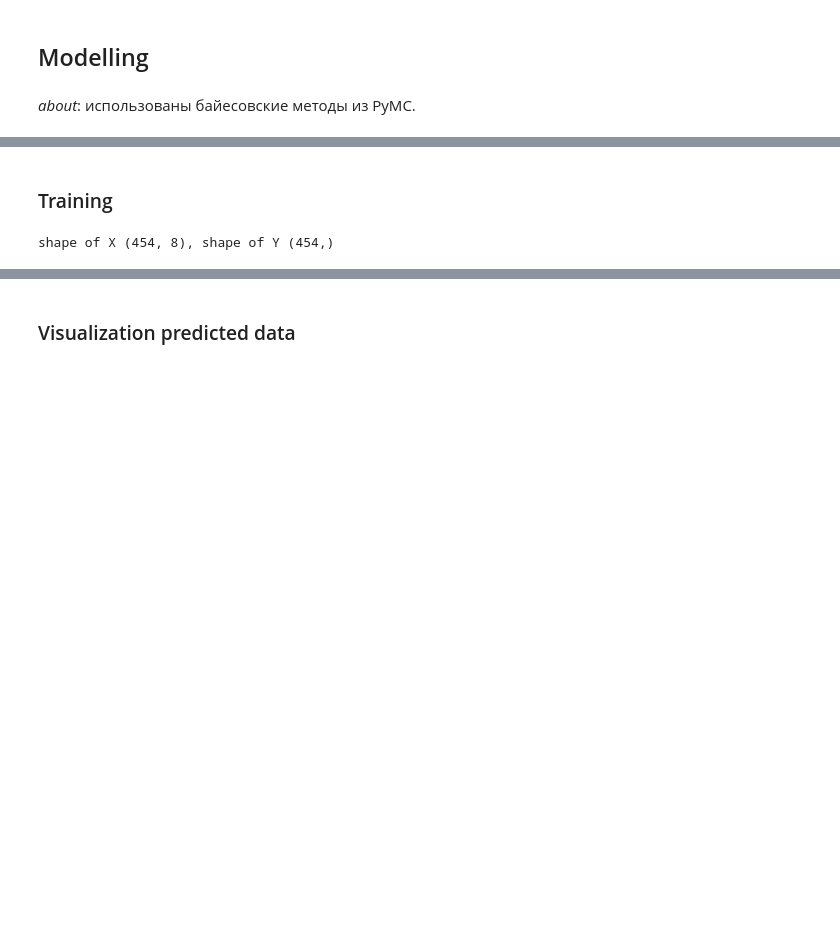
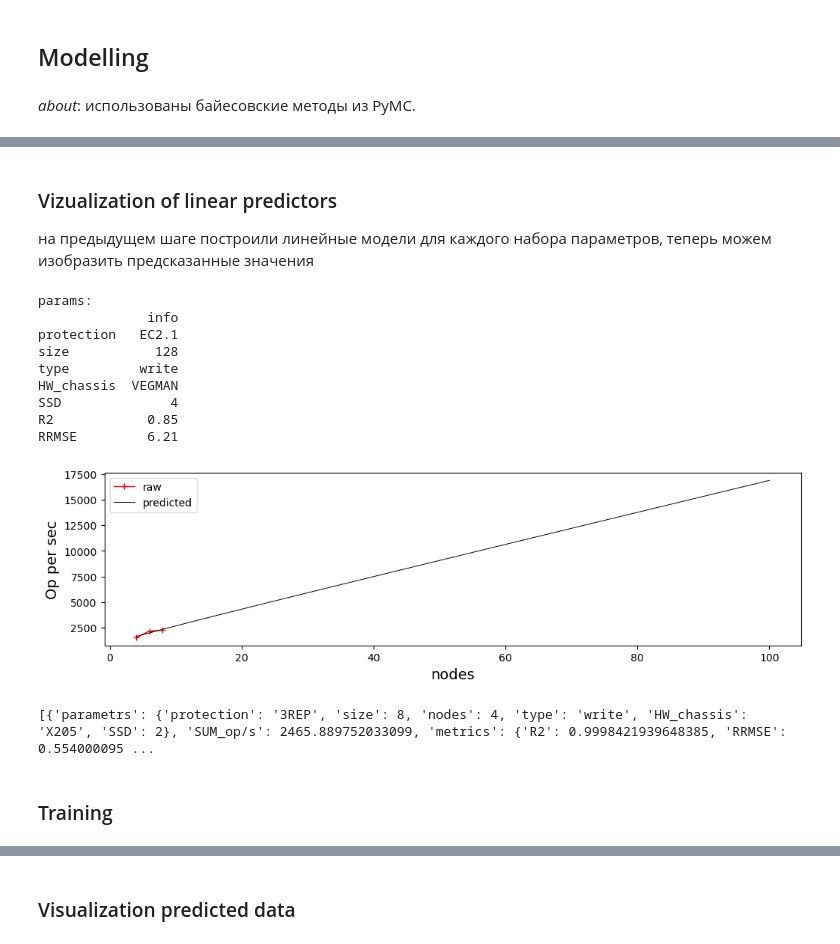
Before and after one commit to Sziringowski/SDS-modelling, a Jupyter notebook: Main.ipynb, the cells around one changed output, grey strips where cells are left out. Saved outputs shown, nothing was run; the diff lists cells and outputs as text; code cells hidden in the pictures; blank space fills up the shorter version.

```diff
--- a/Main.ipynb
+++ b/Main.ipynb
@@ -360,6 +360,9 @@ df_out.to_excel('output.xlsx', header=True)
 Переводит строковые категориальные признаки в унитарные.
 # %%
 def features_transformation(df_out: pd.DataFrame, doc = doc) -> pd.DataFrame:  # CHECK CODE AFTER EVERY UPDATE!
+    '''
+    df_out должен содержать колонки `list(doc.keys()) + ["SUM_op/s"]`
+    '''
     header = list(doc.keys()) + ["SUM_op/s"]
     df_operational = df_out[header]
     indexes_temp = np.linspace(0, len(all_options_w_ops)-1, len(all_options_w_ops), dtype=int)
@@ -801,11 +883,61 @@ $$\hat{y} = w_1 \cdot \log("nodes") + w_2 \cdot "nodes" + w_{intercept}$$
+# %% [markdown]
+### Vizualization of linear predictors
+на предыдущем шаге построили линейные модели для каждого набора параметров, теперь можем изобразить предсказанные значения
+# %%
+parametr = 'nodes'
+
+fix_params = {
+    'protection': 'EC2.1',
+    'size': 128,
+    'nodes': 4,
+    'type': 'write',
+    'HW_chassis': 'VEGMAN',
+    'SSD': 4,
+}
+
+Data_cleaned = copy.deepcopy(cleaned_data_temp["data"])
+
+W = {
+    list(Lines[id]['parametrs'].values())[key_enum(parametr)]: Lines[id]['SUM_op/s'] for id in list(Lines.keys()) if compare(list(Lines[id]['parametrs'].values()), parametr, fix_params)
+}
+W = np.array([list(item) for item in list(W.items())])
+Z = {
+    list(Raw_Data[id]['parametrs'].values())[key_enum(parametr)]: Raw_Data[id]['values']['agregated']['SUM_op/s'] for id in list(Raw_Data.keys()) if compare(list(Raw_Data[id]['parametrs'].values()), parametr, fix_params)
+}
+Z = np.array([list(item) for item in list(Z.items())])
+
+Z = Z[Z[:, 0].argsort()].T; W = W[W[:, 0].argsort()].T
+
+plt.figure(figsize=(12, 3))
+
+
+R_sq = ["%.2f" % Lines[id]['metrics']["R2"] for id in list(Lines.keys()) if compare(list(Lines[id]['parametrs'].values()), parametr, fix_params)][0]
+RRMSE = ["%.2f" % Lines[id]['metrics']["RRMSE"] for id in list(Lines.keys()) if compare(list(Lines[id]['parametrs'].values()), parametr, fix_params)][0]
+graph_title = {key: {'info': fix_params[key]} for key in list(doc.keys())} | {"R2": {"info": R_sq}, "RRMSE": {"info": RRMSE}}
+
+plt.plot(Z[0], Z[1],'red', alpha = 1, label="raw", linestyle='-', linewidth=1, marker='+', markersize=6)
+plt.plot(W[0], W[1],'black', alpha = 1, label="predicted", linestyle='-', linewidth=0.7)
+graph_title.pop(parametr, None)
+print(f'params:\n{pd.DataFrame(graph_title).transpose()}')
+plt.xlabel(parametr, fontsize=14, color='k')
+plt.ylabel('Op per sec', fontsize=14, color='k')
+plt.legend()
+plt.show()
+#print(f'Z={Z}','\n', f'W={W}')
+# %% [output]
+params:
+              info
+protection   EC2.1
+size           128
+type         write
+HW_chassis  VEGMAN
+SSD              4
+R2            0.85
+RRMSE         6.21
+[figure, added]
+# %%
+print([Lines[id] for id in list(Lines.keys())][:2])
+# %% [output]
+[{'parametrs': {'protection': '3REP', 'size': 8, 'nodes': 4, 'type': 'write', 'HW_chassis': 'X205', 'SSD': 2}, 'SUM_op/s': 2465.889752033099, 'metrics': {'R2': 0.9998421939648385, 'RRMSE': 0.554000095 ...
 # %% [markdown]
 ### Training
-# %%
-X = np.concatenate(
-        (
-            np.array(df_scaled)[:, :3], np.array(df_scaled)[:, 4:]
-        ), axis = 1) # predictor
-Y = np.array(df_scaled["SUM_op/s"]) # target
-print(f'shape of X {X.shape}, shape of Y {Y.shape}')
-# %% [output]
-shape of X (454, 8), shape of Y (454,)
```
Also changed, not shown: parts of 22 cells of this notebook, 3 other files.
